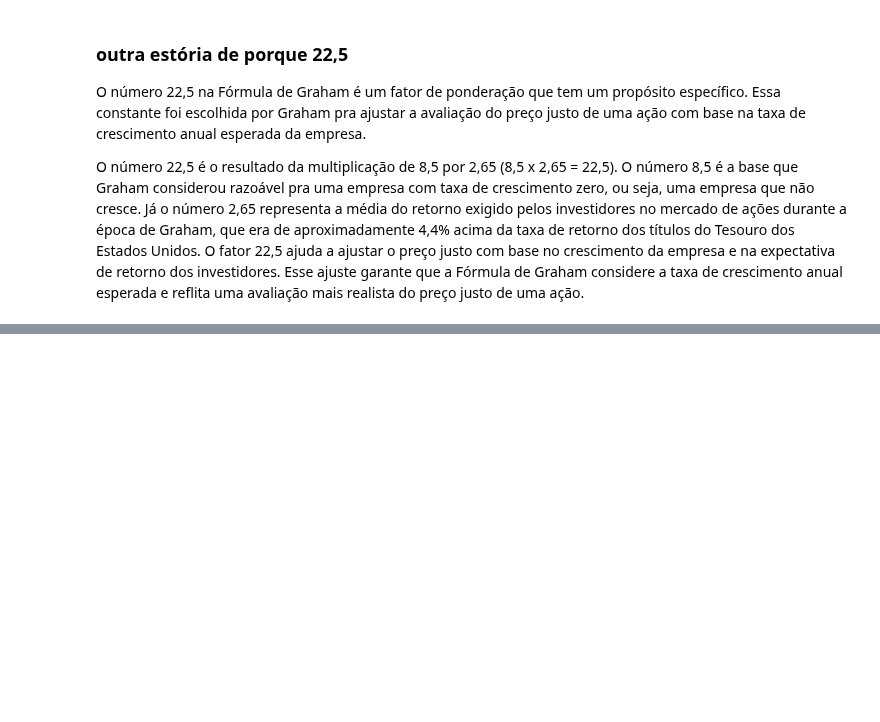
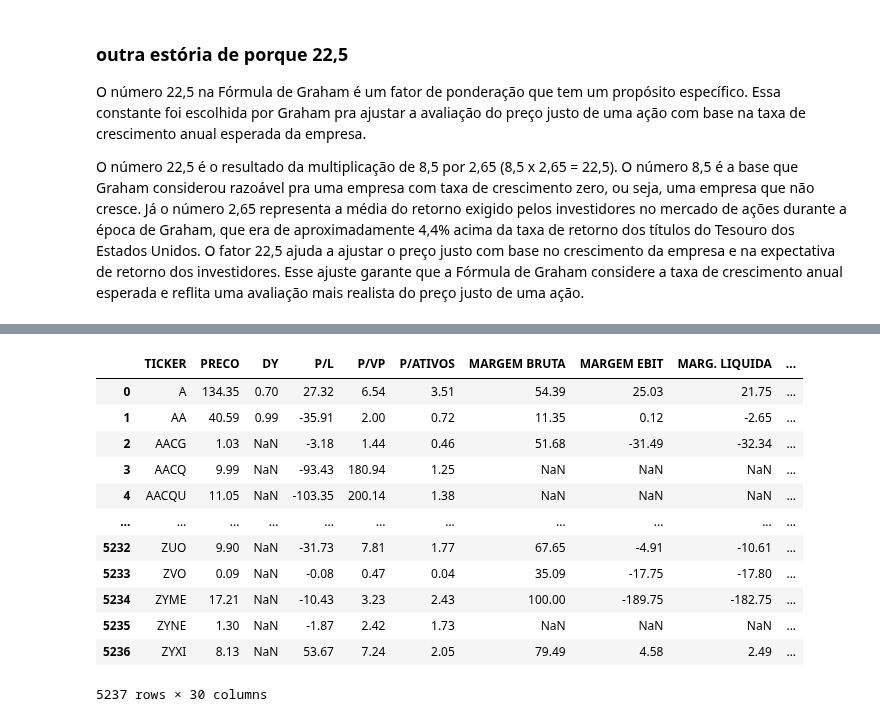
Before and after one commit to BDonadelli/Finance-playground, a Jupyter notebook: CART_graham.ipynb, the cells around one changed output, grey strips where cells are left out. Saved outputs shown, nothing was run; the diff lists cells and outputs as text; code cells hidden in the pictures; blank space fills up the shorter version.

```diff
--- a/CART_graham.ipynb
+++ b/CART_graham.ipynb
@@ -186,0 +212,16 @@ O número 22,5 é o resultado da multiplicação de 8,5 por 2,65 (8,5 x 2,65 = 2
+# %%
+funds
+# %% [output]
+|  | TICKER | PRECO | DY | P/L | P/VP | P/ATIVOS | MARGEM BRUTA | MARGEM EBIT | MARG. LIQUIDA | ... |
+| 0 | A | 134.35 | 0.70 | 27.32 | 6.54 | 3.51 | 54.39 | 25.03 | 21.75 | ... |
+| 1 | AA | 40.59 | 0.99 | -35.91 | 2.00 | 0.72 | 11.35 | 0.12 | -2.65 | ... |
+| 2 | AACG | 1.03 | NaN | -3.18 | 1.44 | 0.46 | 51.68 | -31.49 | -32.34 | ... |
+| 3 | AACQ | 9.99 | NaN | -93.43 | 180.94 | 1.25 | NaN | NaN | NaN | ... |
+| 4 | AACQU | 11.05 | NaN | -103.35 | 200.14 | 1.38 | NaN | NaN | NaN | ... |
+| ... | ... | ... | ... | ... | ... | ... | ... | ... | ... | ... |
+| 5232 | ZUO | 9.90 | NaN | -31.73 | 7.81 | 1.77 | 67.65 | -4.91 | -10.61 | ... |
+| 5233 | ZVO | 0.09 | NaN | -0.08 | 0.47 | 0.04 | 35.09 | -17.75 | -17.80 | ... |
+| 5234 | ZYME | 17.21 | NaN | -10.43 | 3.23 | 2.43 | 100.00 | -189.75 | -182.75 | ... |
+| 5235 | ZYNE | 1.30 | NaN | -1.87 | 2.42 | 1.73 | NaN | NaN | NaN | ... |
+| 5236 | ZYXI | 8.13 | NaN | 53.67 | 7.24 | 2.05 | 79.49 | 4.58 | 2.49 | ... |
+5237 rows × 30 columns
```
Also changed, not shown: parts of 8 cells of this notebook, 5 other files.
